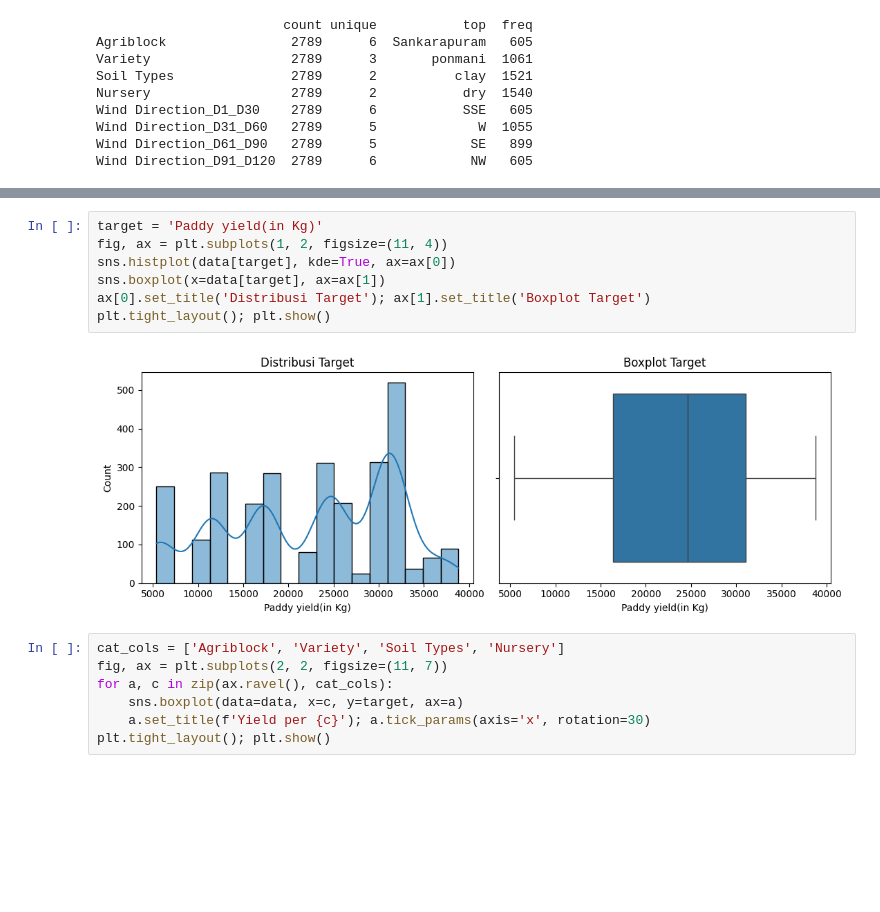
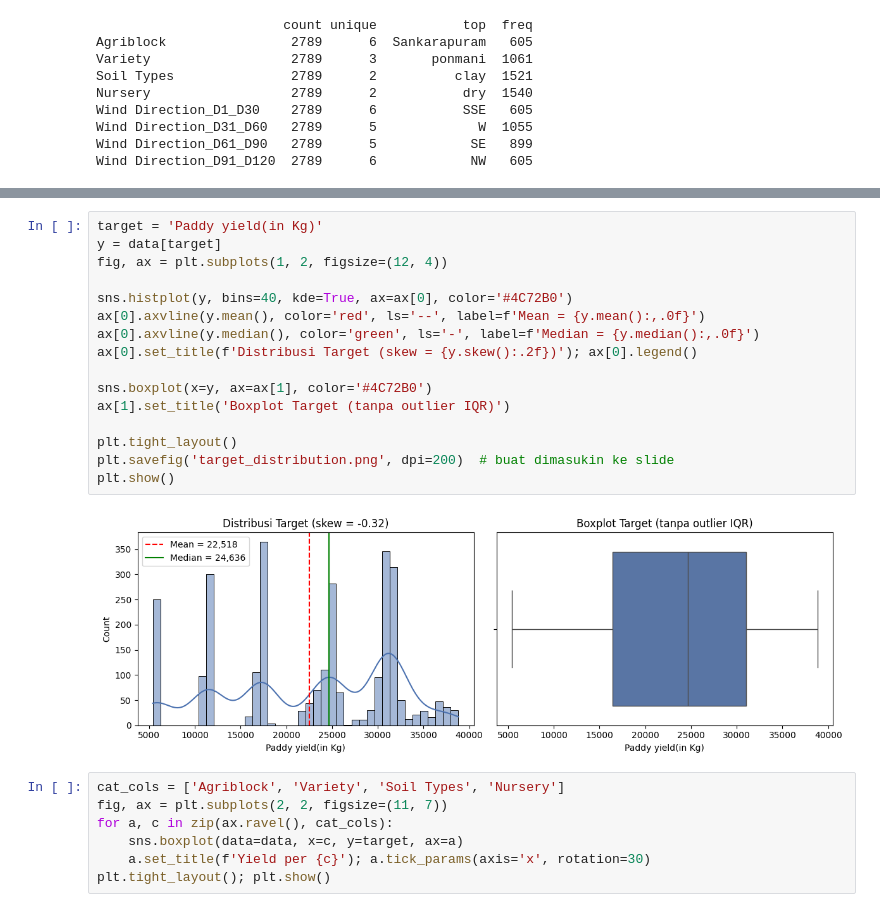
Before and after one commit to araafya/FP-MachineLearning, a Jupyter notebook: EDA and Preprocessing/notebook.ipynb, the cells around one changed output, grey strips where cells are left out. Cells and saved outputs as stored; diff of their text form; blank space fills up the shorter version.

Commit message:
Added Target Distribution

```diff
--- a/EDA and Preprocessing/notebook.ipynb
+++ b/EDA and Preprocessing/notebook.ipynb
@@ -96,12 +114,21 @@ Wind Direction_D91_D120  2789      6            NW   605
 # %%
 target = 'Paddy yield(in Kg)'
-fig, ax = plt.subplots(1, 2, figsize=(11, 4))
-sns.histplot(data[target], kde=True, ax=ax[0])
-sns.boxplot(x=data[target], ax=ax[1])
-ax[0].set_title('Distribusi Target'); ax[1].set_title('Boxplot Target')
-plt.tight_layout(); plt.show()
+y = data[target]
+fig, ax = plt.subplots(1, 2, figsize=(12, 4))
+
+sns.histplot(y, bins=40, kde=True, ax=ax[0], color='#4C72B0')
+ax[0].axvline(y.mean(), color='red', ls='--', label=f'Mean = {y.mean():,.0f}')
+ax[0].axvline(y.median(), color='green', ls='-', label=f'Median = {y.median():,.0f}')
+ax[0].set_title(f'Distribusi Target (skew = {y.skew():.2f})'); ax[0].legend()
+
+sns.boxplot(x=y, ax=ax[1], color='#4C72B0')
+ax[1].set_title('Boxplot Target (tanpa outlier IQR)')
+
+plt.tight_layout()
+plt.savefig('target_distribution.png', dpi=200)  # buat dimasukin ke slide
+plt.show()
 # %% [output]
-[figure, old version]
+[figure, new version]
 # %%
 cat_cols = ['Agriblock', 'Variety', 'Soil Types', 'Nursery']
 fig, ax = plt.subplots(2, 2, figsize=(11, 7))
```
Also changed, not shown: parts of 9 cells of this notebook, 1 other file.
